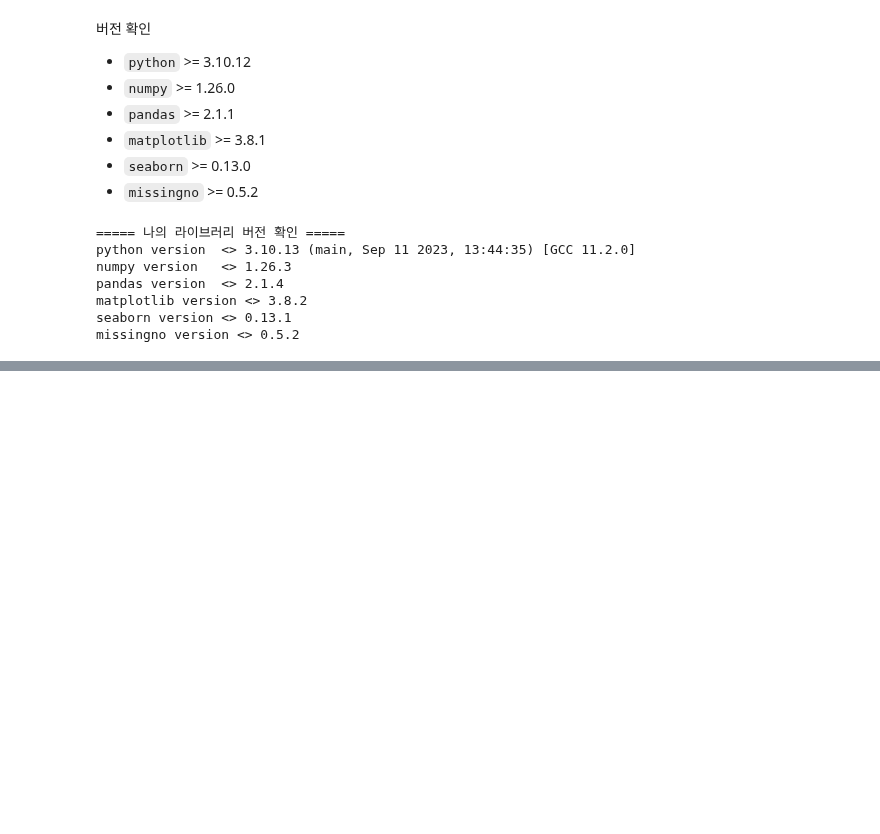
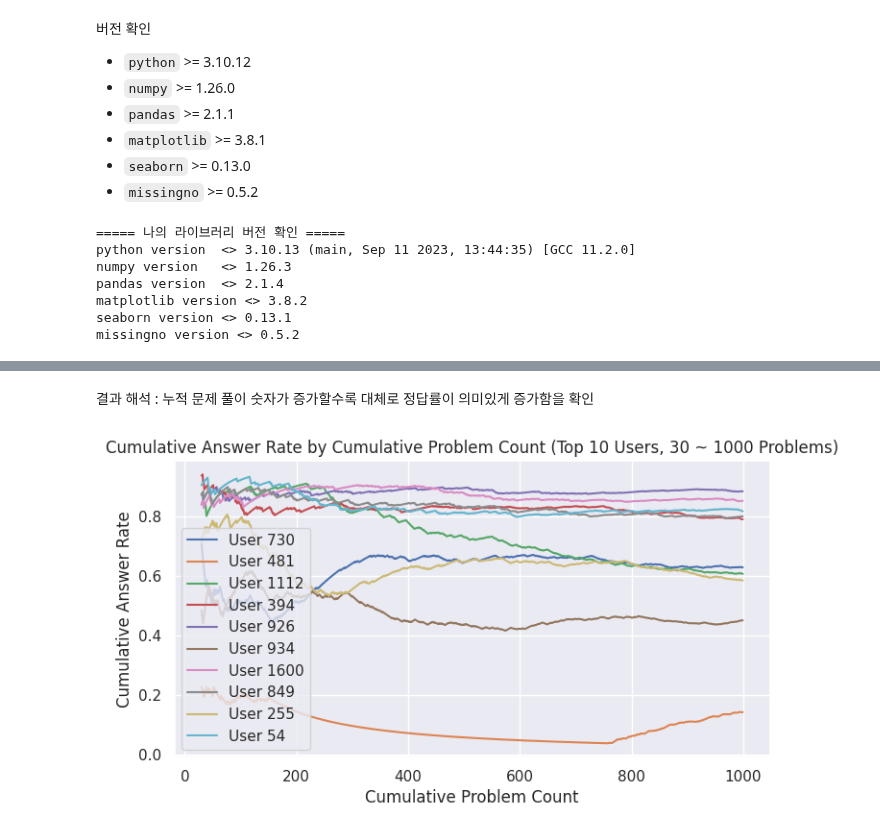
Before and after one commit to boostcampaitech6/level2-dkt-recsys-06, a Jupyter notebook: DKT_EDA.ipynb, the cells around one changed output, grey strips where cells are left out. Saved outputs shown, nothing was run; the diff lists cells and outputs as text; code cells hidden in the pictures; blank space fills up the shorter version.

```diff
--- a/DKT_EDA.ipynb
+++ b/DKT_EDA.ipynb
@@ -218,0 +215,19 @@ Text(0, 0.5, 'Answer Rate')
+# %% [markdown]
+결과 해석 : 누적 문제 풀이 숫자가 증가할수록 대체로 정답률이 의미있게 증가함을 확인
+# %%
+# 문제 풀이 수 상위 10명의 누적 문제풀이 개수별 정답률 추이
+top10_users = train['userID'].value_counts().index[:10]
+
+plt.figure(figsize=(8, 4))
+for user in top10_users:
+    user_df = train[train['userID'] == user]
+    selected_user_df = user_df[(user_df['CumulativeProblemCount'] >= 30) & (user_df['CumulativeProblemCount'] < 1000)]
+    plt.plot(selected_user_df['CumulativeProblemCount'], selected_user_df['CumulativeAnswerRate'], label='User {}'.format(user))
+
+plt.xlabel('Cumulative Problem Count')
+plt.ylabel('Cumulative Answer Rate')
+plt.title('Cumulative Answer Rate by Cumulative Problem Count (Top 10 Users, 30 ~ 1000 Problems)')
+plt.legend()
+plt.show()
+# %% [output]
+[figure, added]
```
Also changed, not shown: parts of 77 cells of this notebook, 15 other files.
